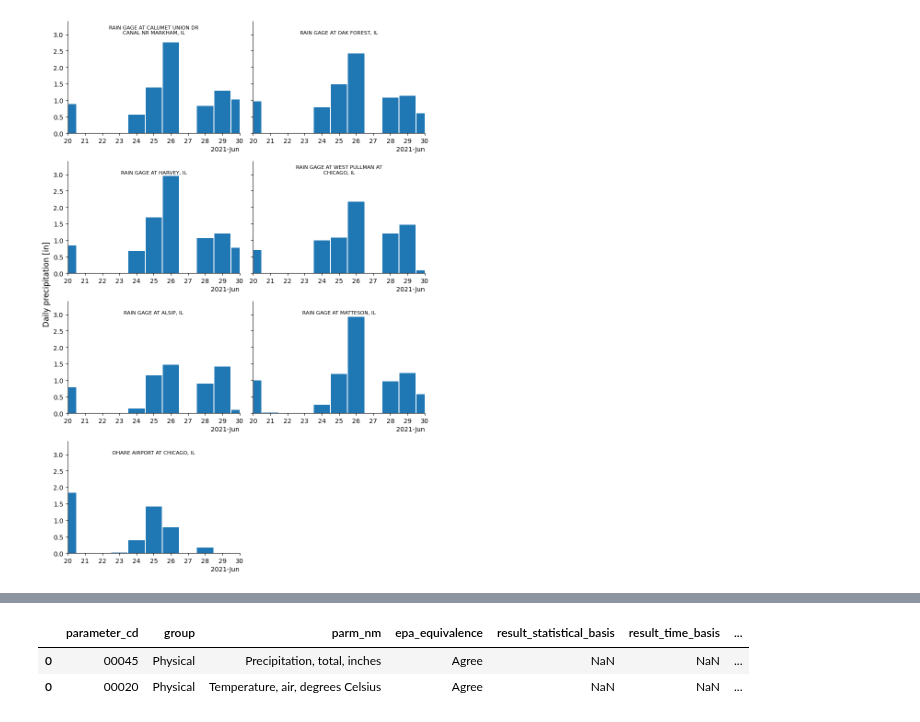
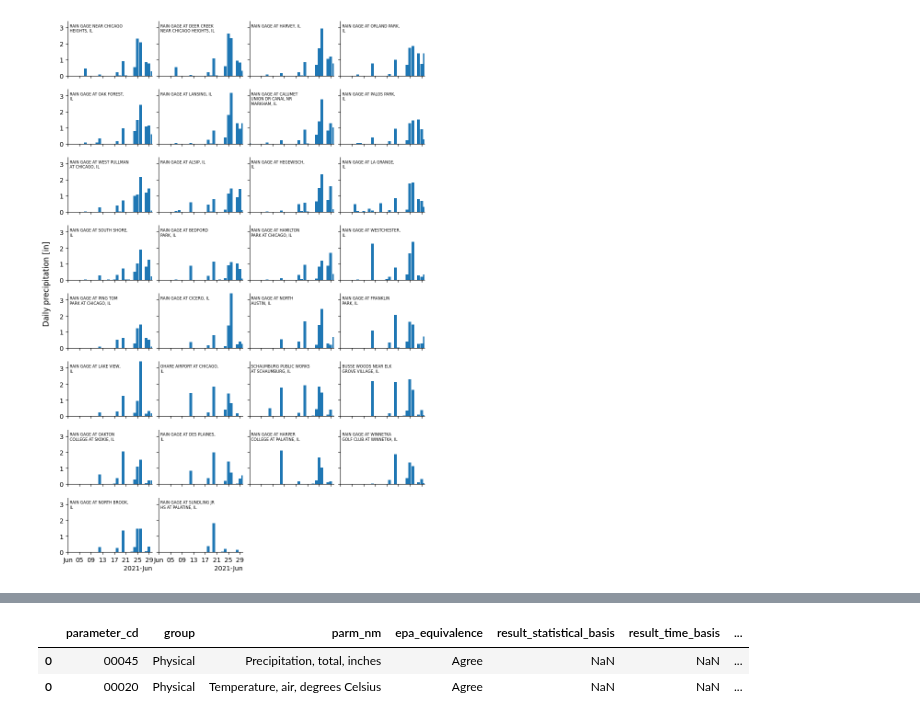
Before and after one commit to edsaac/emaremes, a Jupyter notebook: extract_timeseries/get_usgs_data.ipynb, the cells around one changed output, grey strips where cells are left out. Saved outputs shown, nothing was run; the diff lists cells and outputs as text; code cells hidden in the pictures.

```diff
--- a/extract_timeseries/get_usgs_data.ipynb
+++ b/extract_timeseries/get_usgs_data.ipynb
@@ -55,14 +71,10 @@ end = pd.Timestamp("2021-11-01 00:00:00")
 # %%
-# target folder
-target_path = Path("usgs")
-target_path.mkdir(exist_ok=True)
-
-if (data_path := target_path / "usgs_data.pkl").exists():
+if (data_path := target_path / f"usgs_{which}.pkl").exists():
     with open(data_path, "rb") as f:
         data = pickle.load(f)
 
 else:
-    data = get_nwis_data(sites=sites, start=start, end=end)
+    data = get_nwis_data(sites=sites[3:], start=start, end=end)
     with open(data_path, "wb") as f:
         pickle.dump(data, f)
 
@@ -80,38 +92,43 @@ daily.head()
+# %%
+# Use only sites with data
+assert len(df.index.get_level_values("site_no").unique()) == len(
+    daily.index.get_level_values("site_no").unique()
+)
+
+sites = daily.index.get_level_values("site_no").unique().to_list()
 # %%
-from math import ceil
-from textwrap import wrap
-
 fig, axs = plt.subplots(
+    ceil(len(sites) / 4),
     4,
-    ceil(len(sites) / 4),
+    sharex=True,
     sharey=True,
     figsize=(10, 15),
     gridspec_kw={"hspace": 0.25, "wspace": 0.08},
 )
 
 for ax, site in zip(axs.flatten(), sites):
     subdf = daily.xs(site)["00045_Sum"]
     ax.bar(subdf.index, subdf, width=pd.Timedelta("0.95d"))
     title = site_info.set_index("site_no").loc[site]["station_nm"]
-    wrapped_title = "\n".join(wrap(title, width=30))
-    ax.set_title(wrapped_title, fontsize=8, y=0.85)
+    wrapped_title = "\n".join(wrap(title, width=25))
+    ax.text(0.02, 0.95, wrapped_title, fontsize=6, transform=ax.transAxes, ha="left", va="top")
     ax.spines.right.set_visible(False)
     ax.spines.top.set_visible(False)
 
     ax.xaxis.set_major_locator(mdates.AutoDateLocator())
     ax.xaxis.set_major_formatter(mdates.ConciseDateFormatter(ax.xaxis.get_major_locator()))
-    ax.set_xlim(pd.Timestamp("2021-06-20"), pd.Timestamp("2021-06-30"))
+    ax.set_xlim(pd.Timestamp("2021-06-01"), pd.Timestamp("2021-06-30"))
 
 ax.set_ylim(0, 3.4)
 fig.supylabel("Daily precipitation [in]", x=0.07)
 
 for ax in axs.flatten()[len(sites) :]:
     ax.remove()
 
 fig.tight_layout()
 plt.show()
 # %% [output]
-[figure, old version]
+[figure, new version]
 # %%
 site_info
 # %% [output]
```
Also changed, not shown: parts of 6 cells of this notebook, 5 other files.
